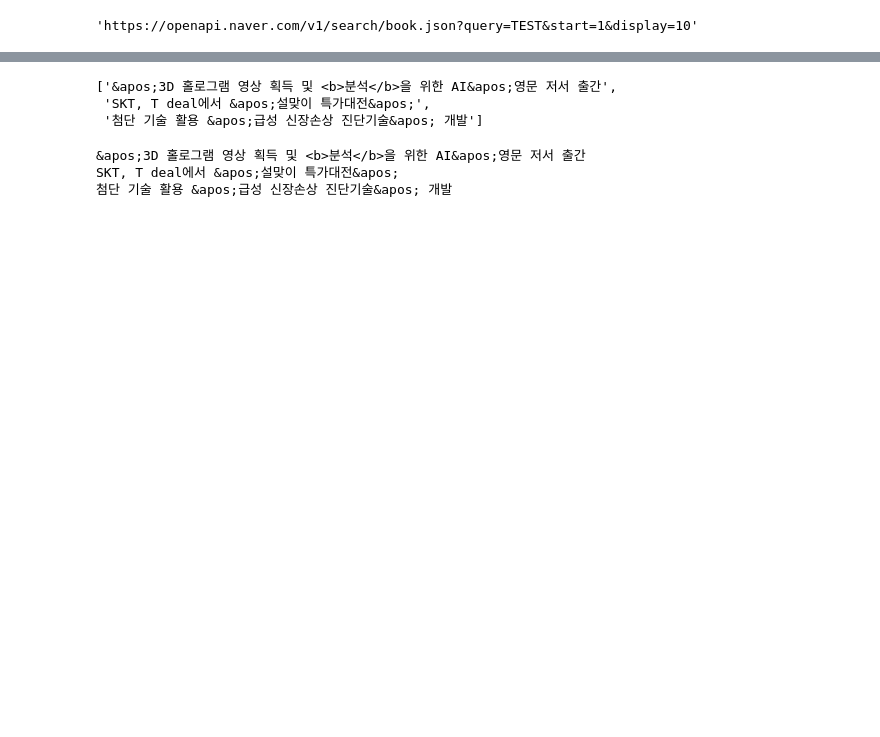
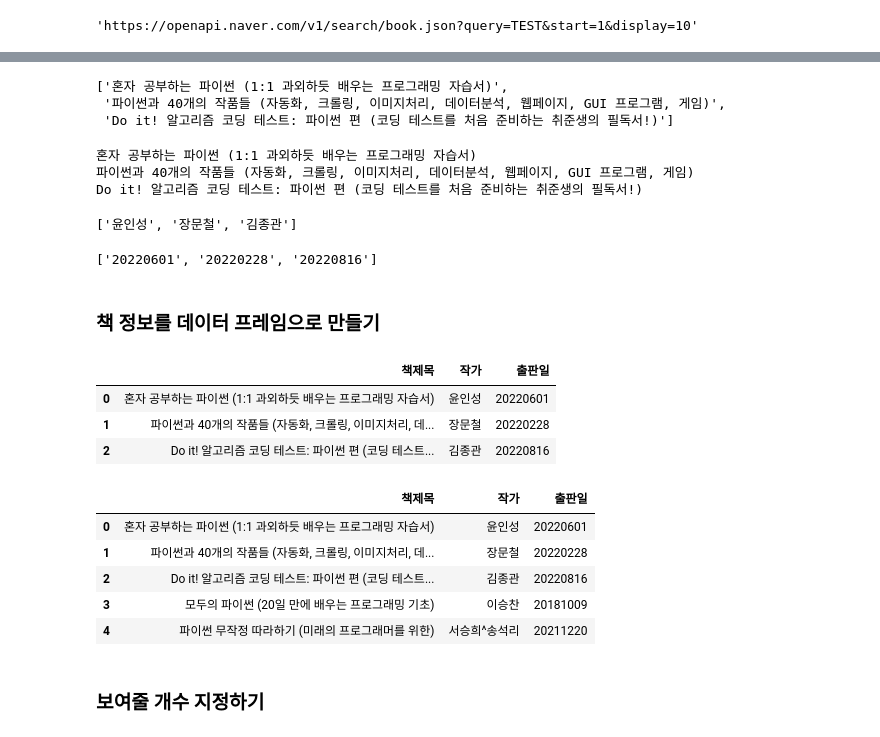
Before and after one commit to kiyongee2/data_mining, a Jupyter notebook: study_data/naver_api.ipynb, the cells around one changed output, grey strips where cells are left out. Saved outputs shown, nothing was run; the diff lists cells and outputs as text; code cells hidden in the pictures; blank space fills up the shorter version.

```diff
--- a/study_data/naver_api.ipynb
+++ b/study_data/naver_api.ipynb
@@ -43,7 +52,9 @@ import json
 
 client_id = "ZpzF1rgmkgVK5icVR9Ou"
 client_secret = "VmiMCmgoip"
-url = create_url("news", "데이터분석", 1, 3)
+
+url = create_url("book", "파이썬", 1, 5)
+
 # 요청
 request = urllib.request.Request(url)
 request.add_header("X-Naver-Client-Id", client_id)
@@ -80,13 +93,70 @@ result['items']
 titles = [result['items'][n]['title'] for n in range(3)]
 titles
 # %% [output]
-['&apos;3D 홀로그램 영상 획득 및 <b>분석</b>을 위한 AI&apos;영문 저서 출간',
- 'SKT, T deal에서 &apos;설맞이 특가대전&apos;',
- '첨단 기술 활용 &apos;급성 신장손상 진단기술&apos; 개발']
+['혼자 공부하는 파이썬 (1:1 과외하듯 배우는 프로그래밍 자습서)',
+ '파이썬과 40개의 작품들 (자동화, 크롤링, 이미지처리, 데이터분석, 웹페이지, GUI 프로그램, 게임)',
+ 'Do it! 알고리즘 코딩 테스트: 파이썬 편 (코딩 테스트를 처음 준비하는 취준생의 필독서!)']
 # %%
 for n in range(3):
     print(result['items'][n]['title'])
 # %% [output]
-&apos;3D 홀로그램 영상 획득 및 <b>분석</b>을 위한 AI&apos;영문 저서 출간
-SKT, T deal에서 &apos;설맞이 특가대전&apos;
-첨단 기술 활용 &apos;급성 신장손상 진단기술&apos; 개발
+혼자 공부하는 파이썬 (1:1 과외하듯 배우는 프로그래밍 자습서)
+파이썬과 40개의 작품들 (자동화, 크롤링, 이미지처리, 데이터분석, 웹페이지, GUI 프로그램, 게임)
+Do it! 알고리즘 코딩 테스트: 파이썬 편 (코딩 테스트를 처음 준비하는 취준생의 필독서!)
+# %%
+authors = [result['items'][n]['author'] for n in range(3)]
+authors
+# %% [output]
+['윤인성', '장문철', '김종관']
+# %%
+pubdates = [result['items'][n]['pubdate'] for n in range(3)]
+pubdates
+# %% [output]
+['20220601', '20220228', '20220816']
+# %% [markdown]
+### 책 정보를 데이터 프레임으로 만들기
+# %%
+import pandas as pd
+
+df = pd.DataFrame({
+    '책제목': titles,
+    '작가': authors,
+    '출판일': pubdates
+})
+df
+# %% [output]
+|  | 책제목 | 작가 | 출판일 |
+| 0 | 혼자 공부하는 파이썬 (1:1 과외하듯 배우는 프로그래밍 자습서) | 윤인성 | 20220601 |
+| 1 | 파이썬과 40개의 작품들 (자동화, 크롤링, 이미지처리, 데... | 장문철 | 20220228 |
+| 2 | Do it! 알고리즘 코딩 테스트: 파이썬 편 (코딩 테스트... | 김종관 | 20220816 |
+# %%
+# data frame을 만드는 함수 정의
+def get_dataframe(url):
+    client_id = "ZpzF1rgmkgVK5icVR9Ou"
+    client_secret = "VmiMCmgoip"
+
+    request = urllib.request.Request(url)
+    request.add_header("X-Naver-Client-Id", client_id)
+    request.add_header("X-Naver-Client-Secret", client_secret)
+
+    response = urllib.request.urlopen(request)
+    result = json.loads(response.read().decode('utf-8'))
+
+    end_num = result['display']
+
+    titles = [result['items'][n]['title'] for n in range(end_num)]
+    authors = [result['items'][n]['author'] for n in range(end_num)]
+    pubdates = [result['items'][n]['pubdate'] for n in range(end_num)]
+
+    return pd.DataFrame({ '책제목': titles, '작가': authors, '출판일': pubdates})
+# %%
+get_dataframe(url)
+# %% [output]
+|  | 책제목 | 작가 | 출판일 |
+| 0 | 혼자 공부하는 파이썬 (1:1 과외하듯 배우는 프로그래밍 자습서) | 윤인성 | 20220601 |
+| 1 | 파이썬과 40개의 작품들 (자동화, 크롤링, 이미지처리, 데... | 장문철 | 20220228 |
+| 2 | Do it! 알고리즘 코딩 테스트: 파이썬 편 (코딩 테스트... | 김종관 | 20220816 |
+| 3 | 모두의 파이썬 (20일 만에 배우는 프로그래밍 기초) | 이승찬 | 20181009 |
+| 4 | 파이썬 무작정 따라하기 (미래의 프로그래머를 위한) | 서승희^송석리 | 20211220 |
+# %% [markdown]
+### 보여줄 개수 지정하기
```
Also changed, not shown: parts of 12 cells of this notebook, 5 other files.
